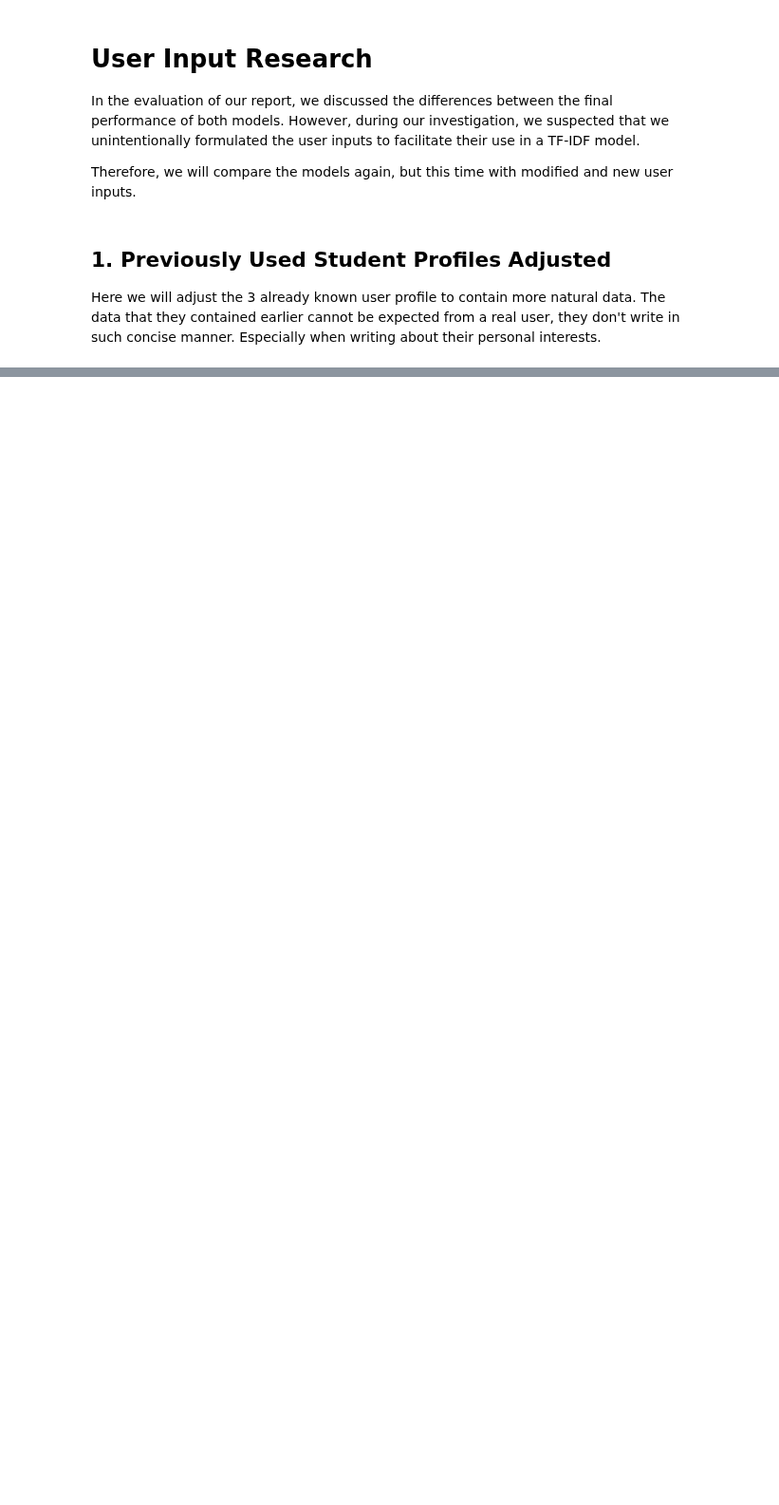
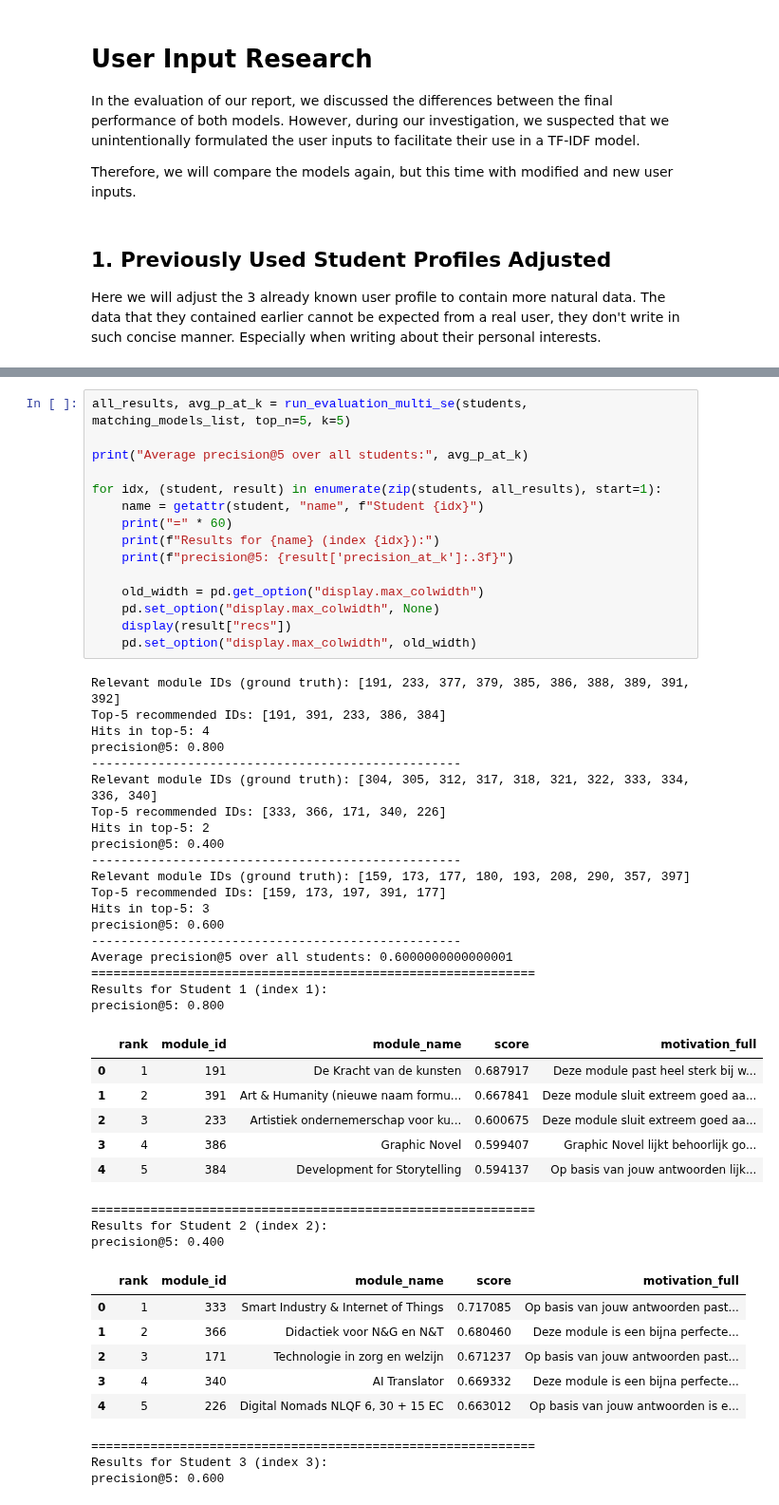
Before and after one commit to DanielvG-IT/Avans, a Jupyter notebook: Notebooks/9_user_input_research.ipynb, the cells around one changed output, grey strips where cells are left out. Shown at 95% size. Cells and saved outputs as stored; diff of their text form; blank space fills up the shorter version.

```diff
--- a/Notebooks/9_user_input_research.ipynb
+++ b/Notebooks/9_user_input_research.ipynb
@@ -77,0 +80,53 @@ students = [student1, student2, student3]
+# %%
+all_results, avg_p_at_k = run_evaluation_multi_se(students, matching_models_list, top_n=5, k=5)
+
+print("Average precision@5 over all students:", avg_p_at_k)
+
+for idx, (student, result) in enumerate(zip(students, all_results), start=1):
+    name = getattr(student, "name", f"Student {idx}")
+    print("=" * 60)
+    print(f"Results for {name} (index {idx}):")
+    print(f"precision@5: {result['precision_at_k']:.3f}")
+
+    old_width = pd.get_option("display.max_colwidth")
+    pd.set_option("display.max_colwidth", None)
+    display(result["recs"])
+    pd.set_option("display.max_colwidth", old_width)
+# %% [output]
+Relevant module IDs (ground truth): [191, 233, 377, 379, 385, 386, 388, 389, 391, 392]
+Top-5 recommended IDs: [191, 391, 233, 386, 384]
+Hits in top-5: 4
+precision@5: 0.800
+--------------------------------------------------
+Relevant module IDs (ground truth): [304, 305, 312, 317, 318, 321, 322, 333, 334, 336, 340]
+Top-5 recommended IDs: [333, 366, 171, 340, 226]
+Hits in top-5: 2
+precision@5: 0.400
+--------------------------------------------------
+Relevant module IDs (ground truth): [159, 173, 177, 180, 193, 208, 290, 357, 397]
+Top-5 recommended IDs: [159, 173, 197, 391, 177]
+Hits in top-5: 3
+precision@5: 0.600
+--------------------------------------------------
+Average precision@5 over all students: 0.6000000000000001
+============================================================
+Results for Student 1 (index 1):
+precision@5: 0.800
+|  | rank | module_id | module_name | score | motivation_full |
+| 0 | 1 | 191 | De Kracht van de kunsten | 0.687917 | Deze module past heel sterk bij w... |
+| 1 | 2 | 391 | Art & Humanity (nieuwe naam formu... | 0.667841 | Deze module sluit extreem goed aa... |
+| 2 | 3 | 233 | Artistiek ondernemerschap voor ku... | 0.600675 | Deze module sluit extreem goed aa... |
+| 3 | 4 | 386 | Graphic Novel | 0.599407 | Graphic Novel lijkt behoorlijk go... |
+| 4 | 5 | 384 | Development for Storytelling | 0.594137 | Op basis van jouw antwoorden lijk... |
+============================================================
+Results for Student 2 (index 2):
+precision@5: 0.400
+|  | rank | module_id | module_name | score | motivation_full |
+| 0 | 1 | 333 | Smart Industry & Internet of Things | 0.717085 | Op basis van jouw antwoorden past... |
+| 1 | 2 | 366 | Didactiek voor N&G en N&T | 0.680460 | Deze module is een bijna perfecte... |
+| 2 | 3 | 171 | Technologie in zorg en welzijn | 0.671237 | Op basis van jouw antwoorden past... |
+| 3 | 4 | 340 | AI Translator | 0.669332 | Deze module is een bijna perfecte... |
+| 4 | 5 | 226 | Digital Nomads NLQF 6, 30 + 15 EC | 0.663012 | Op basis van jouw antwoorden is e... |
+============================================================
+Results for Student 3 (index 3):
+precision@5: 0.600
```
Also changed, not shown: parts of 5 cells of this notebook, 1 other file.
